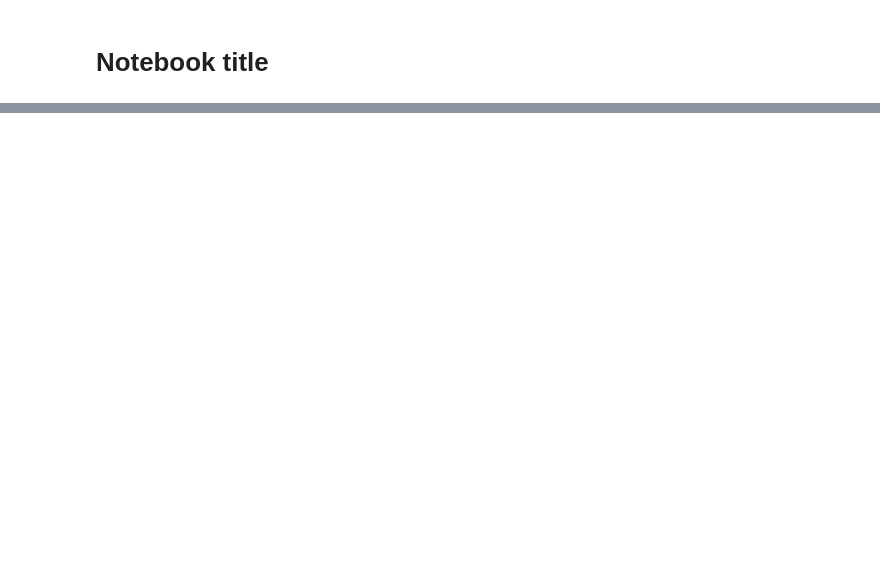
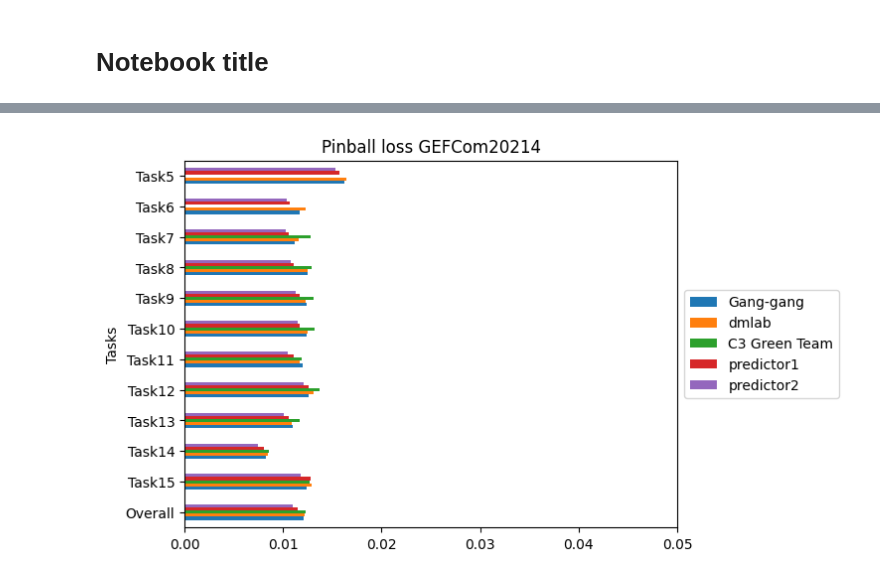
Before and after one commit to rebase-energy/enflow, a Jupyter notebook: enflow/examples/gefcom2014_solar/notebook.ipynb, the cells around one changed output, grey strips where cells are left out. Saved outputs shown, nothing was run; the diff lists cells and outputs as text; code cells hidden in the pictures; blank space fills up the shorter version.

```diff
--- a/enflow/examples/gefcom2014_solar/notebook.ipynb
+++ b/enflow/examples/gefcom2014_solar/notebook.ipynb
@@ -118,0 +270,7 @@ BaseProblem(system=PVArray(module_type='glass_polymer'))
+# %%
+env.plot_results(losses,
+                 drop_tasks=["Task1", "Task2", "Task3", "Task4"],
+                 n_top_teams=3,
+                 xlim=0.05);
+# %% [output]
+[figure, added]
```
Also changed, not shown: parts of 35 cells of this notebook, 24 other files.
